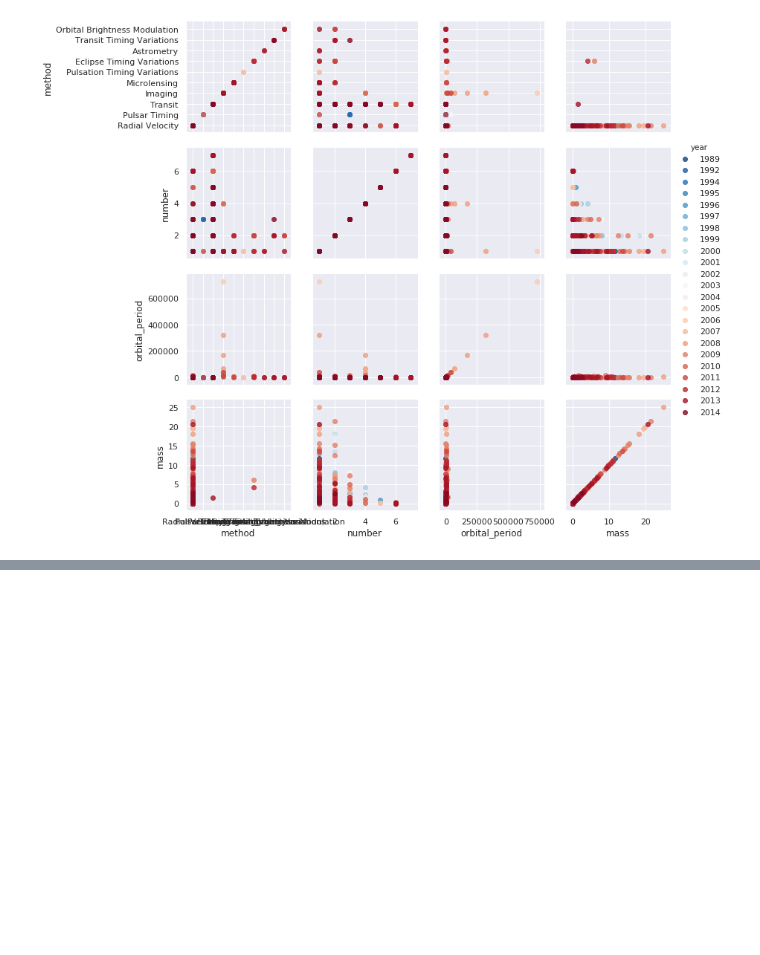
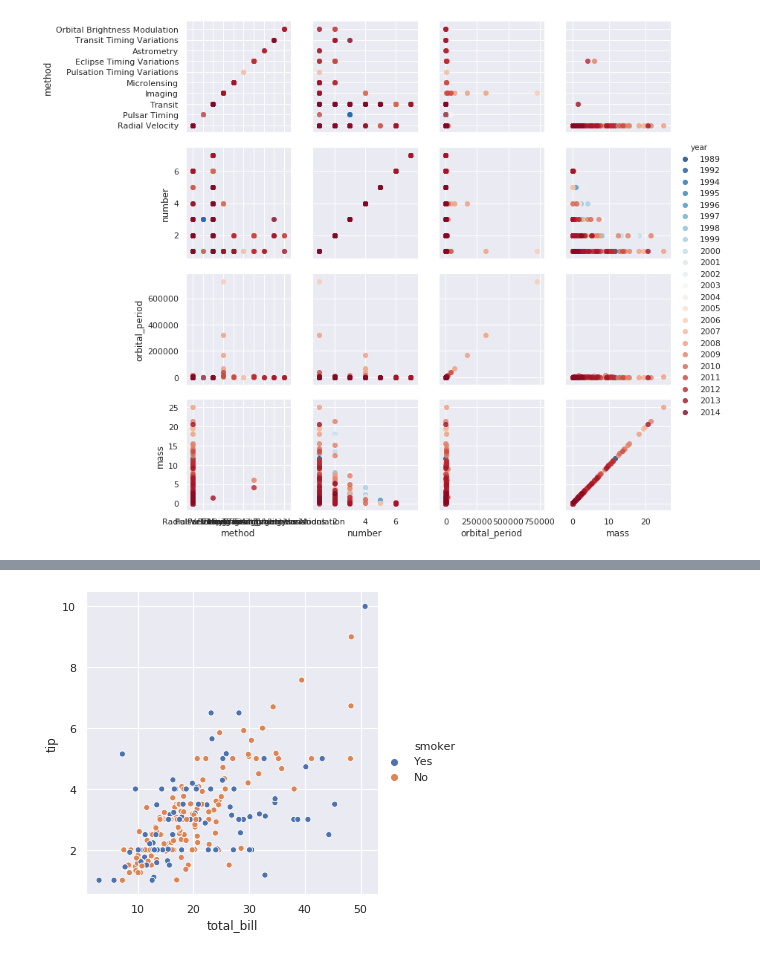
Before and after one commit to Deepshikha05/Visualization-in-Python, a Jupyter notebook: seaborn/seaborn.ipynb, the cells around one changed output, grey strips where cells are left out. Cells and saved outputs as stored; diff of their text form; code cells hidden in the pictures; blank space fills up the shorter version.

```diff
--- a/seaborn/seaborn.ipynb
+++ b/seaborn/seaborn.ipynb
@@ -232,0 +239,4 @@ g.add_legend();
+# %%
+sns.relplot(x="total_bill", y="tip", hue="smoker", data=tips);
+# %% [output]
+[figure, added]
```
Also changed, not shown: parts of 3 cells of this notebook.
